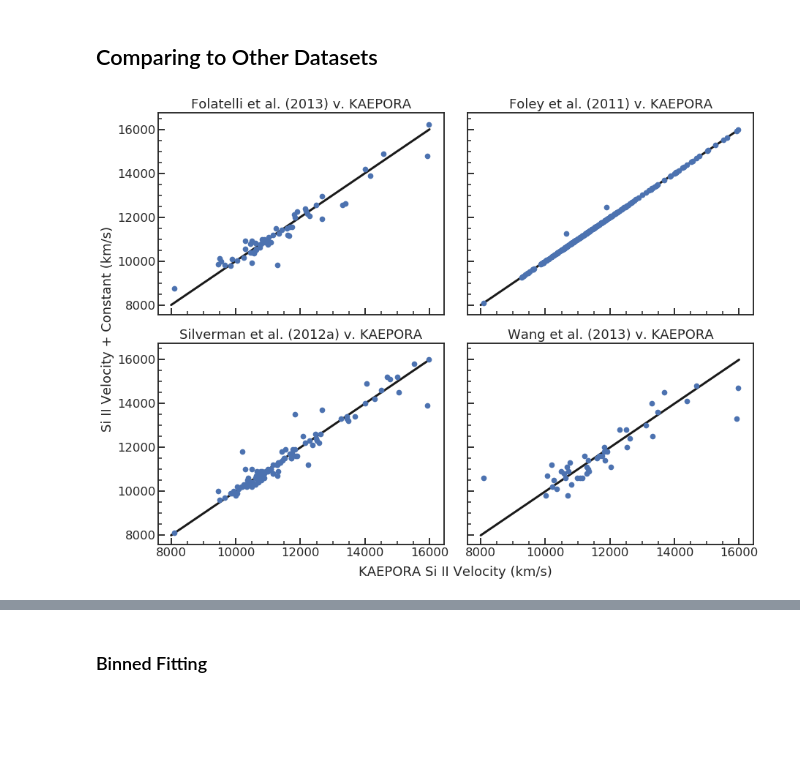
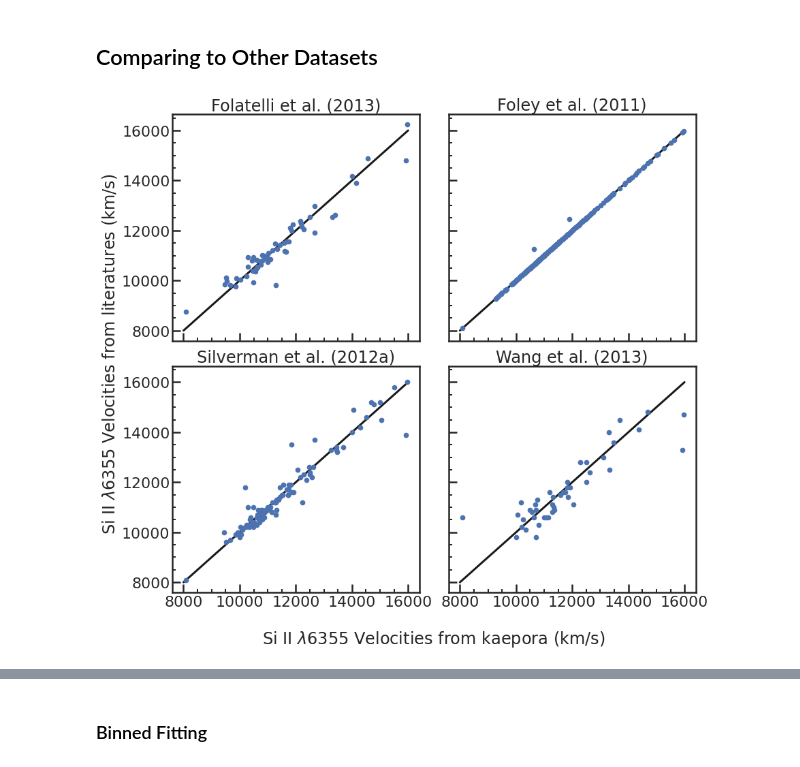
Before and after one commit to ketozhang/ejecta-velocities-of-type-Ia-supernovae, a Jupyter notebook: report.ipynb, the cells around one changed output, grey strips where cells are left out. Cells and saved outputs as stored; diff of their text form; code cells hidden in the pictures; blank space fills up the shorter version.

Commit message:
Clean report, update figure labels, at conclusion/abstract

```diff
--- a/report.ipynb
+++ b/report.ipynb
@@ -52,10 +43,26 @@ sn_data.head()
 # %%
+from dataloader import import_kaepora  # See dataloader.py::clean_data for data cleaning process
+
+data = import_kaepora()
+
+# Plot
 bins = np.arange(7000, 17000, 500)
-plt.hist(sn_data['v_siII'], bins=bins, color='k', histtype='step', label='Observed')
+plt.hist(data['v_siII'],
+         bins=bins,
+         color='k',
+         histtype='step',
+         label='Observed')
 
 # Plot config
 plt.xlabel('Si II Velocity (km/s)')
 plt.ylabel('Proportion (% of data)')
 
-plt.savefig('results/velocity_dist_raw.eps', orientation='landscape', format='eps', )
+display(data.head())
+display(data.describe())
+
+plt.savefig(
+    'results/velocity_dist_raw.eps',
+    orientation='landscape',
+    format='eps',
+)
 # %% [output]
@@ -65,34 +86,56 @@ The data is fitted by a maximum likelihood estimator on a unimodal Gaussian dist
 # %% [markdown]
 ## Comparing to Other Datasets
 # %%
-dataset = [import_folatelli13(), import_foley11(), import_wang13(), import_zheng18()]
-labels = ['Folatelli et al. (2013)',
- 'Foley et al. (2011)',
- 'Silverman et al. (2012a)',
- 'Wang et al. (2013)',
- 'Zheng et al. (2018)']
+from dataloader import import_folatelli13, import_foley11, import_wang13, import_zheng18
 
+datasets = [
+    import_folatelli13(),
+    import_foley11(),
+    import_wang13(),
+    import_zheng18()
+]
+labels = [
+    'Folatelli et al. (2013)',
+    'Foley et al. (2011)',
+    'Silverman et al. (2012a)',
+    'Wang et al. (2013)', 'Zheng et al. (2018)'
+]
+
+# Plot
 nrows, ncols = 2, 2
-fig, axs = plt.subplots(nrows, ncols, figsize=(7*ncols, 5*nrows), sharex=True, sharey=True)
+fig, axs = plt.subplots(nrows,
+                        ncols,
+                        figsize=(7 * ncols, 6 * nrows),
+                        sharex=True,
+                        sharey=True)
 
-for i in range(nrows*ncols):
-    ax = axs[i//ncols, i%ncols]
-    d = dataset[i]
+for i in range(nrows * ncols):
+    ax = axs[i // ncols, i % ncols]
+    d = datasets[i]
 
+    # 45deg line
     ax.plot([8000, 16000], [8000, 16000], 'k', linewidth=3, zorder=1)
 
-    overlap = set(sn_data.index).intersection(set(dataset[i].index))
-    ax.scatter(sn_data.loc[overlap, 'v_siII'], d.loc[overlap, 'v_siII'], s=30, zorder=2)
-    ax.set_title(f'{labels[i]} v. KAEPORA')
+    overlap = set(data.index).intersection(set(datasets[i].index))
+    ax.scatter(data.loc[overlap, 'v_siII'],
+               d.loc[overlap, 'v_siII'],
+               s=30,
+               zorder=2)
+    ax.set_title(f'{labels[i]}')
 
 # Outer Element
 fig.add_subplot(111, frameon=False)
-plt.tick_params(labelcolor='none', which='both', top=False, bottom=False, left=False, right=False)
+plt.tick_params(labelcolor='none',
+                which='both',
+                top=False,
+                bottom=False,
+                left=False,
+                right=False)
 
-plt.xlabel('KAEPORA Si II Velocity (km/s)', labelpad=10)
-plt.ylabel('Si II Velocity + Constant (km/s)', labelpad=30)
+plt.xlabel('Si II $\lambda$6355 Velocities from kaepora (km/s)', labelpad=30)
+plt.ylabel('Si II $\lambda$6355 Velocities from literatures (km/s)', labelpad=40)
 
-plt.tight_layout()
-plt.savefig('results/overlap_data.eps', orientation='landscape', format='eps');
+plt.tight_layout(pad=0.5)
+plt.savefig('results/overlap_data.eps', orientation='landscape', format='eps')
 # %% [output]
-[figure, old version]
+[figure, new version]
```
Also changed, not shown: parts of 49 cells of this notebook, 12 other files.
